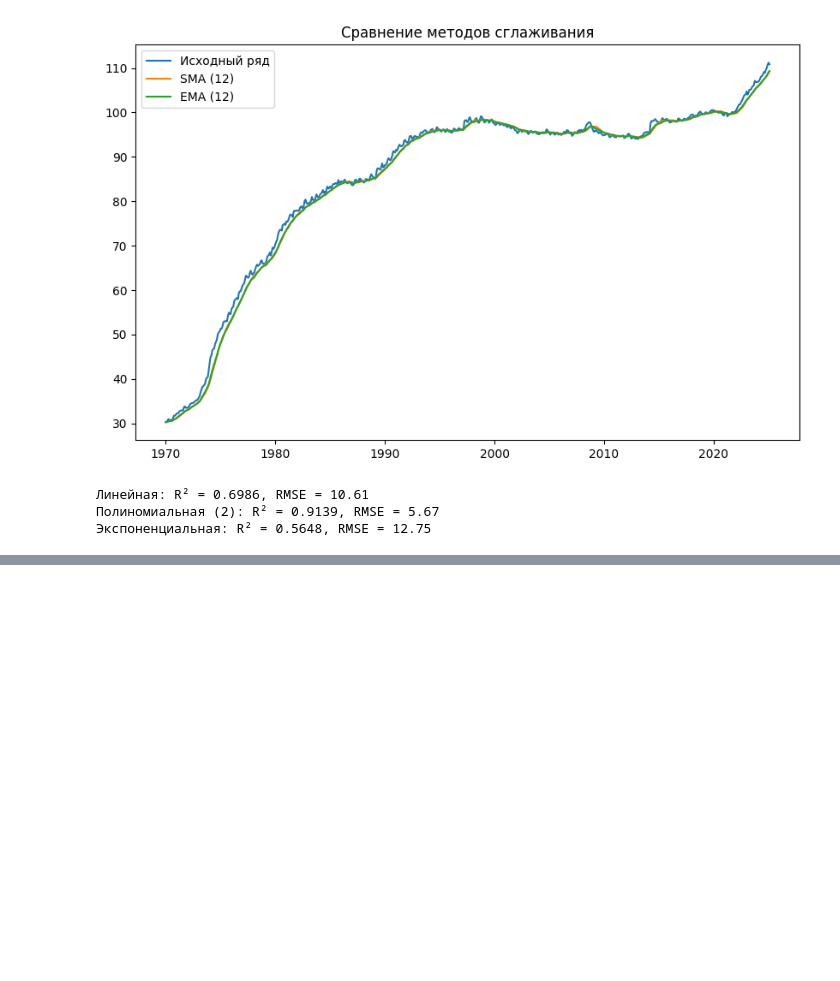
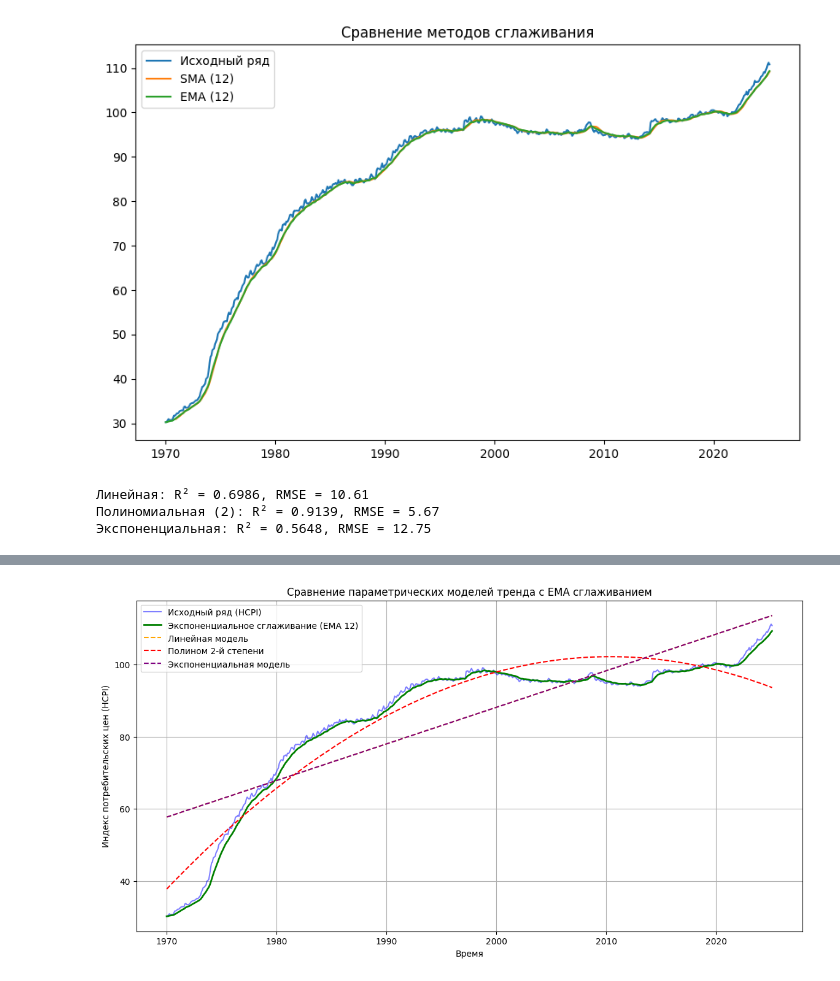
Before and after one commit to smur10/StatObr, a Jupyter notebook: 4317_СиленковИС_СОИ_ПР4.ipynb, the cells around one changed output, grey strips where cells are left out. Drawn from its saved outputs; the diff is of its cells as text; code cells hidden in the pictures; blank space fills up the shorter version.

```diff
--- a/4317_СиленковИС_СОИ_ПР4.ipynb
+++ b/4317_СиленковИС_СОИ_ПР4.ipynb
@@ -379,0 +346,78 @@ mean_res, std_res, dw_stat
+# %%
+import pandas as pd
+import numpy as np
+from sklearn.metrics import r2_score, mean_squared_error
+from scipy.optimize import curve_fit
+import matplotlib.pyplot as plt
+
+# Предполагаем, что данные загружены в DataFrame japan_ts с колонкой 'HCPI' и индексом datetime
+# Например: japan_ts = pd.read_csv('your_data_file.csv', index_col='Date', parse_dates=True)
+# y = japan_ts['HCPI'].values  # Если нужно, раскомментируйте и адаптируйте под ваш код
+
+# Для примера используем placeholder; замените на ваши реальные данные
+# Если данные уже в переменной, используйте их
+
+# Вычисление EMA (экспоненциального сглаживания) с периодом 12
+ema = japan_ts['HCPI'].ewm(span=12, adjust=False).mean()
+
+# Временная переменная t как последовательные номера наблюдений
+t = np.arange(len(japan_ts))
+
+# 1. Линейная модель: y = a * t + b
+lin_coeffs = np.polyfit(t, japan_ts['HCPI'], 1)
+lin_hat = np.polyval(lin_coeffs, t)
+
+# 2. Полиномиальная модель 2-й степени: y = a * t^2 + b * t + c
+poly_coeffs = np.polyfit(t, japan_ts['HCPI'], 2)
+poly_hat = np.polyval(poly_coeffs, t)
+
+# 3. Экспоненциальная модель: y = a * exp(b * t) + c
+def exp_func(t, a, b, c):
+    return a * np.exp(b * t) + c
+
+# Начальные приближения (подберите, если не сходится; на основе данных ~30 to ~110)
+popt, pcov = curve_fit(exp_func, t, japan_ts['HCPI'], p0=(80, 0.0005, 30), maxfev=10000)
+exp_hat = exp_func(t, *popt)
+
+# Функция для расчёта метрик
+def calculate_metrics(y_true, y_pred):
+    r2 = r2_score(y_true, y_pred)
+    rmse = np.sqrt(mean_squared_error(y_true, y_pred))
+    return r2, rmse
+
+# Метрики для каждой модели
+lin_r2, lin_rmse = calculate_metrics(japan_ts['HCPI'], lin_hat)
+poly_r2, poly_rmse = calculate_metrics(japan_ts['HCPI'], poly_hat)
+exp_r2, exp_rmse = calculate_metrics(japan_ts['HCPI'], exp_hat)
+
+# Вывод параметров и формул
+print("Линейная модель:")
+print(f"Параметры: a = {lin_coeffs[0]:.6f}, b = {lin_coeffs[1]:.6f}")
+print(f"Формула: y = {lin_coeffs[0]:.6f} * t + {lin_coeffs[1]:.6f}")
+print(f"R² = {lin_r2:.3f}, RMSE = {lin_rmse:.2f}\n")
+
+print("Полиномиальная модель 2-й степени:")
+print(f"Параметры: a = {poly_coeffs[0]:.6e}, b = {poly_coeffs[1]:.6f}, c = {poly_coeffs[2]:.6f}")
+print(f"Формула: y = {poly_coeffs[0]:.6e} * t² + {poly_coeffs[1]:.6f} * t + {poly_coeffs[2]:.6f}")
+print(f"R² = {poly_r2:.3f}, RMSE = {poly_rmse:.2f}\n")
+
+print("Экспоненциальная модель:")
+print(f"Параметры: a = {popt[0]:.6f}, b = {popt[1]:.6f}, c = {popt[2]:.6f}")
+print(f"Формула: y = {popt[0]:.6f} * exp({popt[1]:.6f} * t) + {popt[2]:.6f}")
+print(f"R² = {exp_r2:.3f}, RMSE = {exp_rmse:.2f}\n")
+
+# Построение общего графика
+plt.figure(figsize=(14, 7))
+plt.plot(japan_ts.index, japan_ts['HCPI'], label='Исходный ряд (HCPI)', color='blue', alpha=0.5)
+plt.plot(japan_ts.index, ema, label='Экспоненциальное сглаживание (EMA 12)', color='green', linewidth=2)
+plt.plot(japan_ts.index, lin_hat, label='Линейная модель', color='orange', linestyle='--')
+plt.plot(japan_ts.index, poly_hat, label='Полином 2-й степени', color='red', linestyle='--')
+plt.plot(japan_ts.index, exp_hat, label='Экспоненциальная модель', color='purple', linestyle='--')
+
+plt.title('Сравнение параметрических моделей тренда с EMA сглаживанием')
+plt.xlabel('Время')
+plt.ylabel('Индекс потребительских цен (HCPI)')
+plt.legend()
+plt.grid(True)
+plt.show()
+# %% [output]
@@ -379,0 +438 @@ mean_res, std_res, dw_stat
+[figure, added]
```
Also changed, not shown: parts of 6 cells of this notebook.
